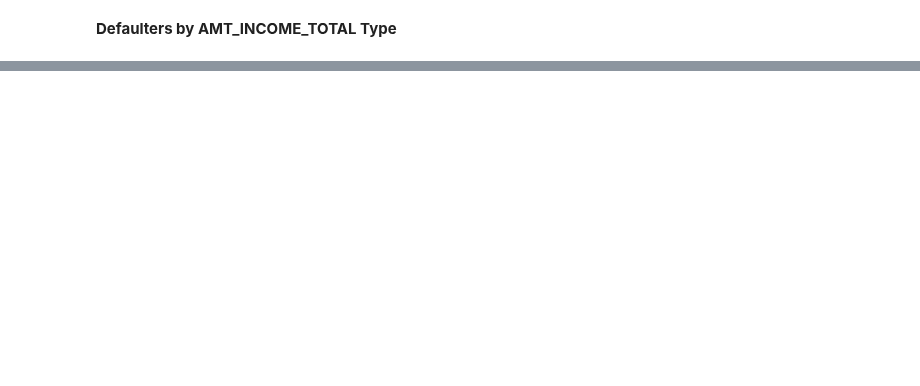
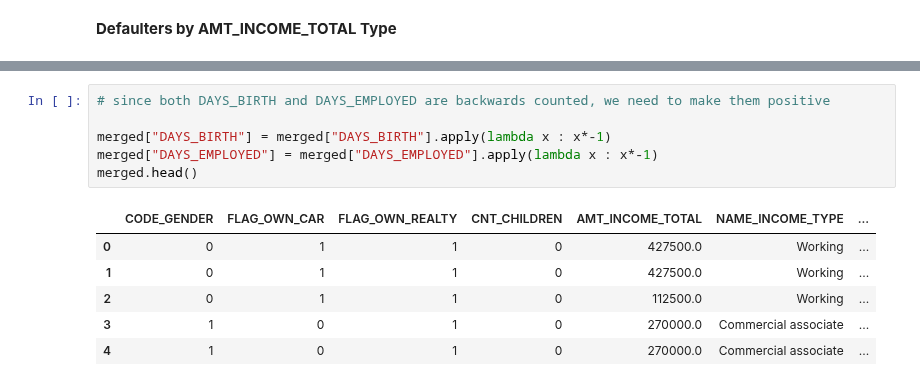
Before and after one commit to dvh549/Financial_Analytics, a Jupyter notebook: Main_Notebook.ipynb, the cells around one changed output, grey strips where cells are left out. Cells and saved outputs as stored; diff of their text form; blank space fills up the shorter version.

```diff
--- a/Main_Notebook.ipynb
+++ b/Main_Notebook.ipynb
@@ -311,0 +399,13 @@ d_education_type.plot(kind='bar', figsize=(16,9),title="Defaulters by Education
+# %%
+# since both DAYS_BIRTH and DAYS_EMPLOYED are backwards counted, we need to make them positive
+
+merged["DAYS_BIRTH"] = merged["DAYS_BIRTH"].apply(lambda x : x*-1)
+merged["DAYS_EMPLOYED"] = merged["DAYS_EMPLOYED"].apply(lambda x : x*-1)
+merged.head()
+# %% [output]
+|  | CODE_GENDER | FLAG_OWN_CAR | FLAG_OWN_REALTY | CNT_CHILDREN | AMT_INCOME_TOTAL | NAME_INCOME_TYPE | ... |
+| 0 | 0 | 1 | 1 | 0 | 427500.0 | Working | ... |
+| 1 | 0 | 1 | 1 | 0 | 427500.0 | Working | ... |
+| 2 | 0 | 1 | 1 | 0 | 112500.0 | Working | ... |
+| 3 | 1 | 0 | 1 | 0 | 270000.0 | Commercial associate | ... |
+| 4 | 1 | 0 | 1 | 0 | 270000.0 | Commercial associate | ... |
```
Also changed, not shown: parts of 51 cells of this notebook.
